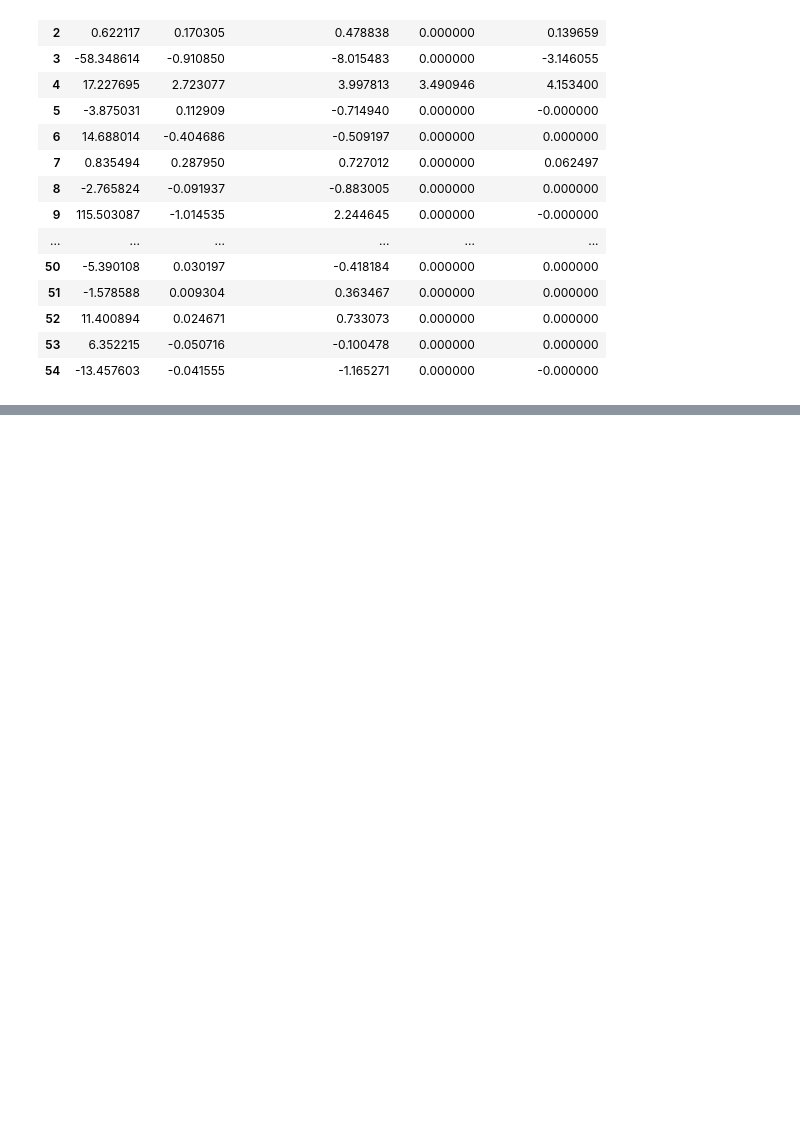
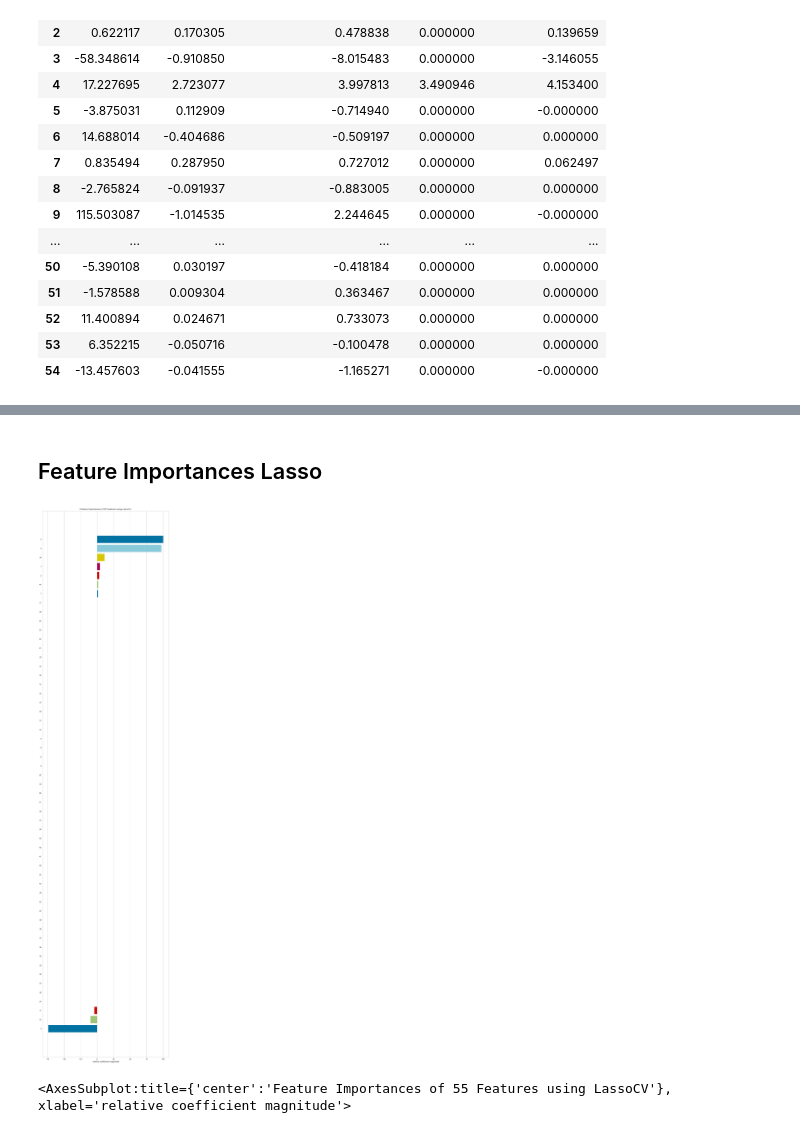
Before and after one commit to EmincanY/Machine-Learning, a Jupyter notebook: Techpro Education/Supervised/Regularization/ML_Regularization-Ridge-Lasso-ElasticNet-Cross Validation-Gridsearch.ipynb, the cells around one changed output, grey strips where cells are left out. Saved outputs shown, nothing was run; the diff lists cells and outputs as text; code cells hidden in the pictures; blank space fills up the shorter version.

```diff
--- a/Techpro Education/Supervised/Regularization/ML_Regularization-Ridge-Lasso-ElasticNet-Cross Validation-Gridsearch.ipynb
+++ b/Techpro Education/Supervised/Regularization/ML_Regularization-Ridge-Lasso-ElasticNet-Cross Validation-Gridsearch.ipynb
@@ -722 +1027,14 @@ pd.concat([lm_df , rm_df , rcm_df , lsm_df , lcm_df] , axis = 1)
+# %% [markdown]
+## Feature Importances Lasso
+# %%
+from yellowbrick.model_selection import FeatureImportances
+from yellowbrick.features import RadViz
+
+viz = FeatureImportances(lasso_cv_model, labels=pd.DataFrame(X_train).columns)
+visualizer = RadViz(size=(720, 3000))
+viz.fit(X_train, y_train)
+viz.show()
+# %% [output]
+[figure, added]
+<AxesSubplot:title={'center':'Feature Importances of 55 Features using LassoCV'}, xlabel='relative coefficient magnitude'>
 # %%
```
Also changed, not shown: parts of 49 cells of this notebook.
